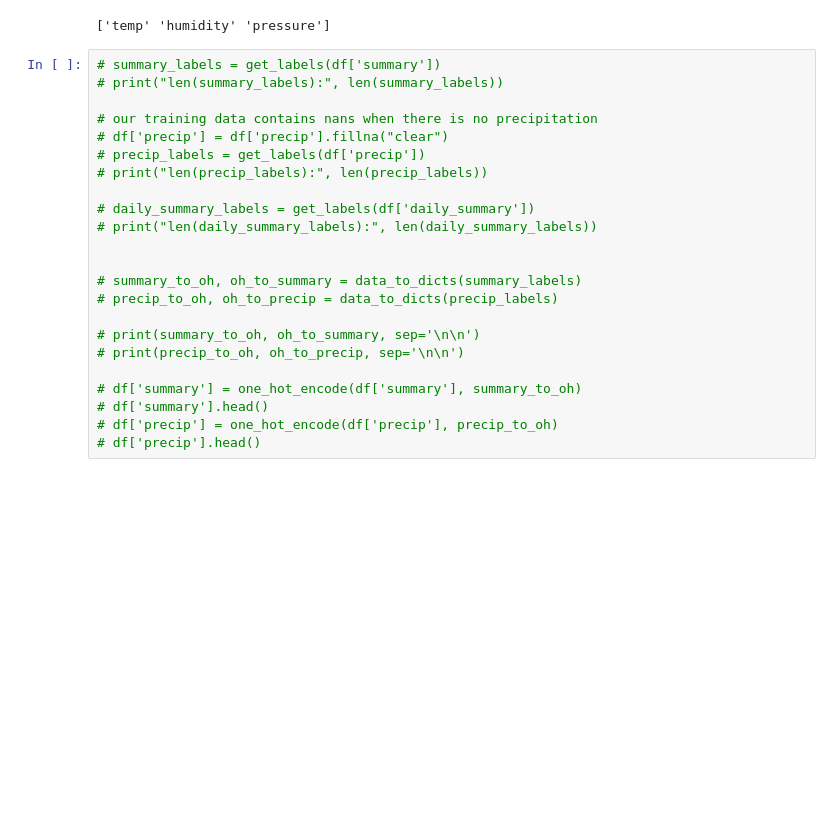
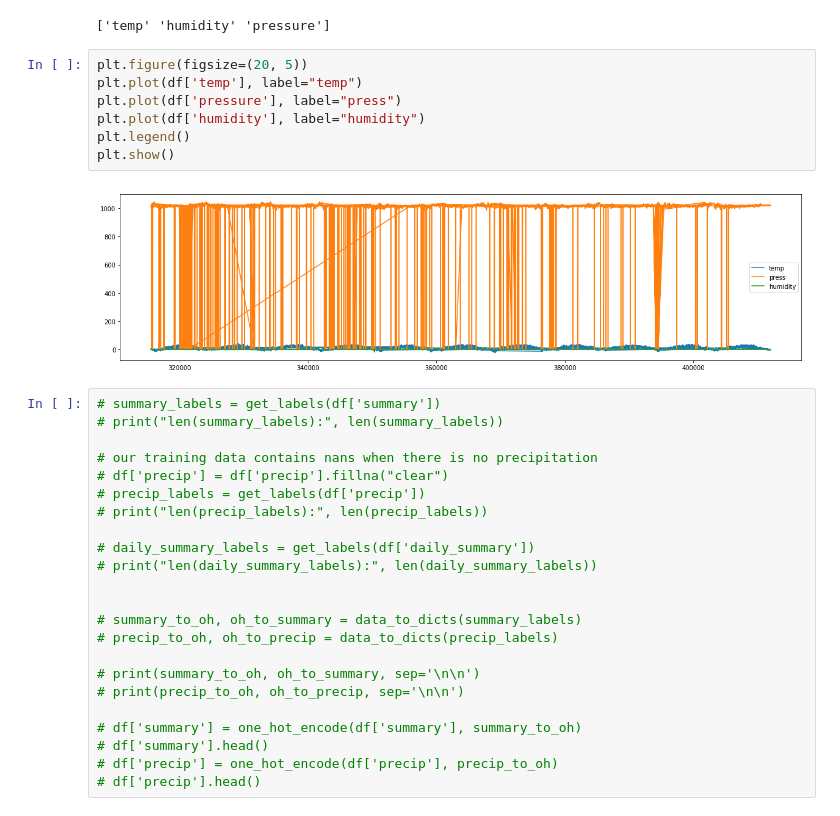
Before and after one commit to agayev169/weather_forecast, a Jupyter notebook: lstm_weather.ipynb, the cells around one changed output. Drawn from its saved outputs; the diff is of its cells as text; blank space fills up the shorter version.

```diff
--- a/lstm_weather.ipynb
+++ b/lstm_weather.ipynb
@@ -181,6 +185,15 @@ df = df.astype('float32')
 print(df.columns.values)
 # %% [output]
 ['temp' 'humidity' 'pressure']
+# %%
+plt.figure(figsize=(20, 5))
+plt.plot(df['temp'], label="temp")
+plt.plot(df['pressure'], label="press")
+plt.plot(df['humidity'], label="humidity")
+plt.legend()
+plt.show()
+# %% [output]
+[figure, added]
 # %%
 # summary_labels = get_labels(df['summary'])
 # print("len(summary_labels):", len(summary_labels))
```
Also changed, not shown: parts of 10 cells of this notebook, 1 other file.
